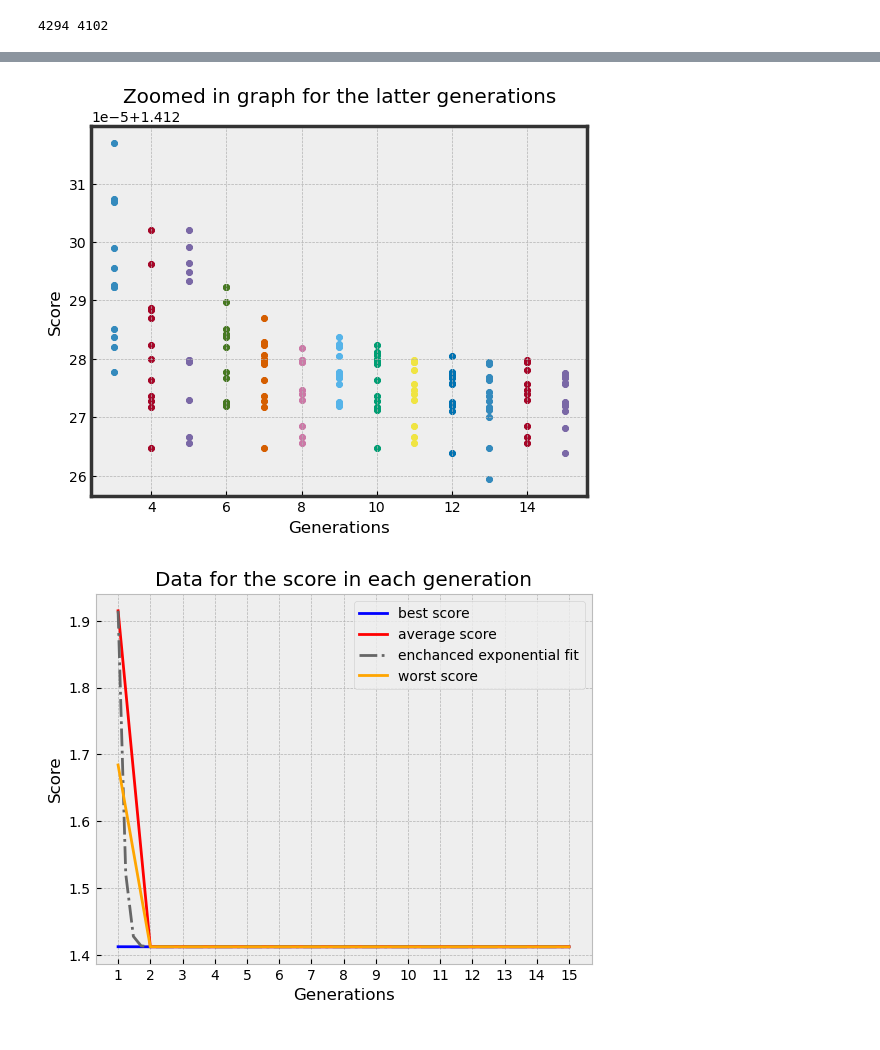
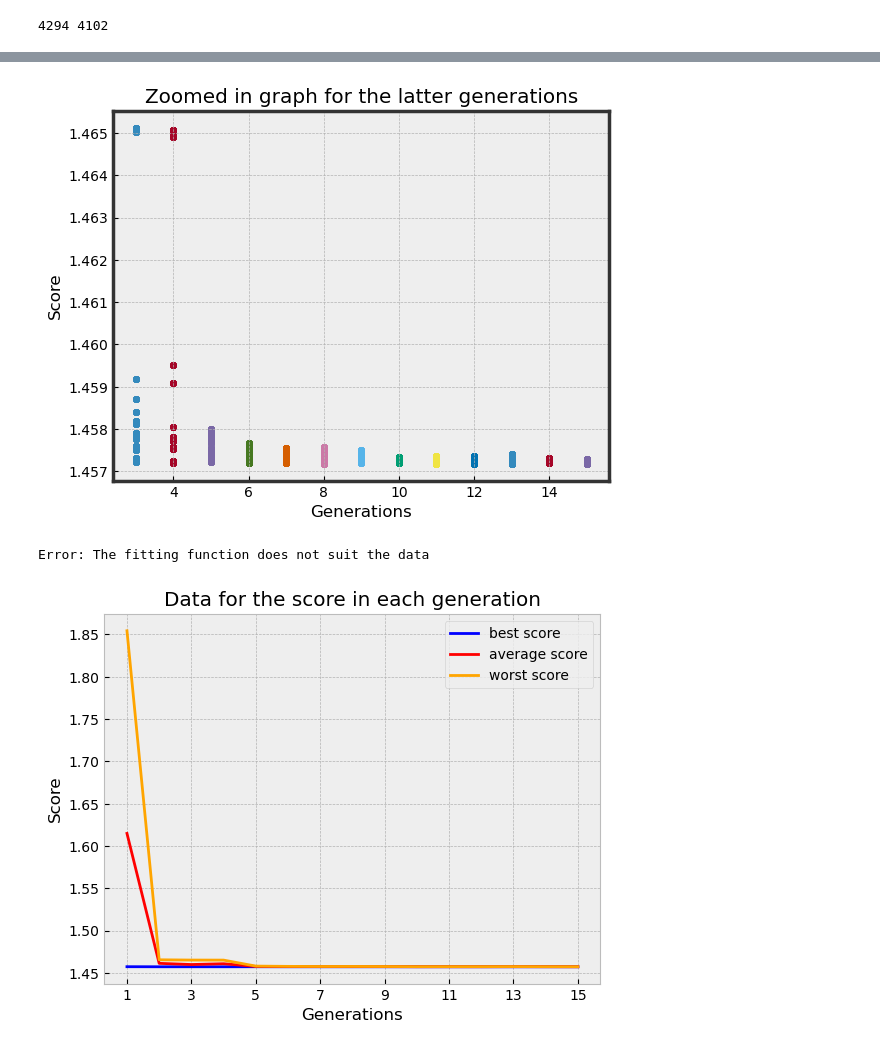
Before and after one commit to grk38/Emergent-Universe-Reconstruction, a Jupyter notebook: Project/notebook.ipynb, the cells around one changed output, grey strips where cells are left out. Cells and saved outputs as stored; diff of their text form; code cells hidden in the pictures.

```diff
--- a/Project/notebook.ipynb
+++ b/Project/notebook.ipynb
@@ -26,12 +26,12 @@ str_r = "(12 b^4 E^(-((4 Ne1)/n)) (-1+n)^4 ((2 E^(Ne1/n) (-1+(E^(-(Ne1/n)) (-1+n
 #In addition to that, using variables with subscripts is strognly advised against as sympy cant handle them
 #Quality of life tip : To make the whole process easier copy them from the notebook as plain text
 input_symbols = sym.symbols('Ne1 b n c1 c2')
-fit_expr = 'devr * 0.1 + devnS * 50 + devN * 0.1' #The fitness expression we will use
+fit_expr = 'devr * 1 + devnS * 50 + devN * 0.1' #The fitness expression we will use
 
 print(len(str_nS),len(str_r))
 # %% [output]
 4294 4102
 # %%
 gaobj = ga.GenAlgo(str_nS=str_nS,str_r=str_r,input_symbols=input_symbols,fitness_expression=fit_expr)
-set_bounds = np.array([(50,60),(-10**(10),-10**(-10)),(-10**(10),+10**(-10)),(-10**(10),10**(10)),(-10**(10),10**(10))])
+set_bounds = np.array([(50,60),(-10**(20),-10**(-20)),(-10**(20),+10**(-20)),(-10**(20),10**(20)),(-10**(20),10**(20))])
 # %%
@@ -46,7 +50,8 @@ set_bounds = np.array([(50,60),(-10**(10),-10**(-10)),(-10**(10),+10**(-10)),(-1
 # %%
-args_list = [(set_bounds,1000,10,15)]*16
+args_list = [(set_bounds,5000,20,15)]*16
 ClearedPoints,Results, keep_scores = ga.RunParallel(gaobj,argsList=args_list)
 viable_points, nS_values, r_values = ClearedPoints
+#With all CPUS running it can handle 1.3 M points a minute
 # %%
 #print(viable_points) #These are all the viable points.If you want to get them print them out or use np to make the a txt file. To write them in a text file call the ga.write_text(name,data) command
 #print(nS_values)
@@ -108,14 +116,14 @@ plt.ylabel("Score")
 ga.style(ax)
 plt.show()
 # %% [output]
-[figure, old version]
+[figure, new version]
 # %%
 def fit_foo(x,a,b,c,d):
     return a+b*np.exp(-c*x**d)
 
 average_score = np.array([np.average(score) for score in keep_scores])
-best_players_score = np.array([score[0] for score in keep_scores])
-worst_players_score = np.array([score[-1] for score in keep_scores])
+best_players_score = np.array([min(score) for score in keep_scores])
+worst_players_score = np.array([max(score) for score in keep_scores])
 generations = np.array([i+1 for i in range(len(keep_scores))])
 
 
@@ -132,17 +140,18 @@ def plot_fit_data_foo(func, gen_range, av_score):
 # %%
 #Plotting the average, best and fit scores
 plt.plot(generations,best_players_score, label='best score',color='blue')
 plt.plot(generations,average_score, label='average score', color='red')
 plot_fit_data_foo(fit_foo, generations, average_score)
 plt.plot(generations,worst_players_score,label='worst score', color='orange')
 plt.title('Data for the score in each generation')
 plt.xlabel("Generations")
 plt.ylabel("Score")
-plt.xticks(np.arange(min(generations), max(generations)+1, 1))
+plt.xticks(np.arange(min(generations), max(generations)+1, 2))
 plt.legend()
 ga.style(ax)
 plt.show()
 # %% [output]
+Error: The fitting function does not suit the data
-[figure, old version]
+[figure, new version]
 # %%
 #print(keep_scores) #A score of approximately 1.8 - 2 means the algorithm has converged
```
Also changed, not shown: parts of 5 cells of this notebook, 2 other files.
